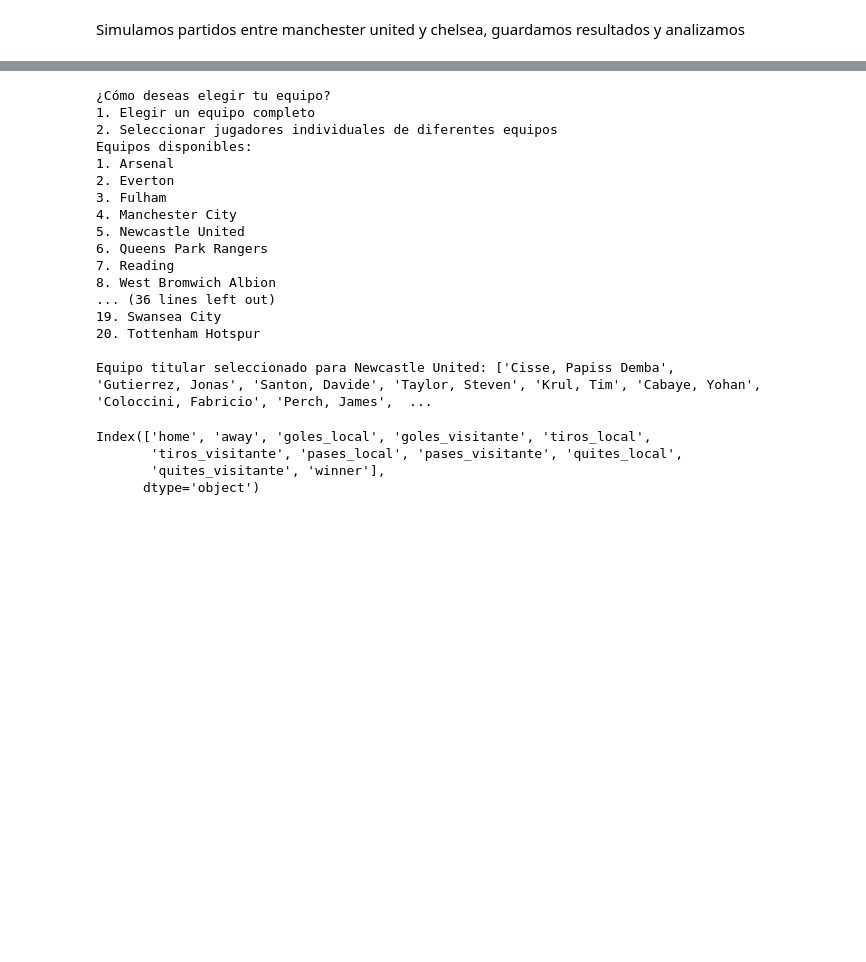
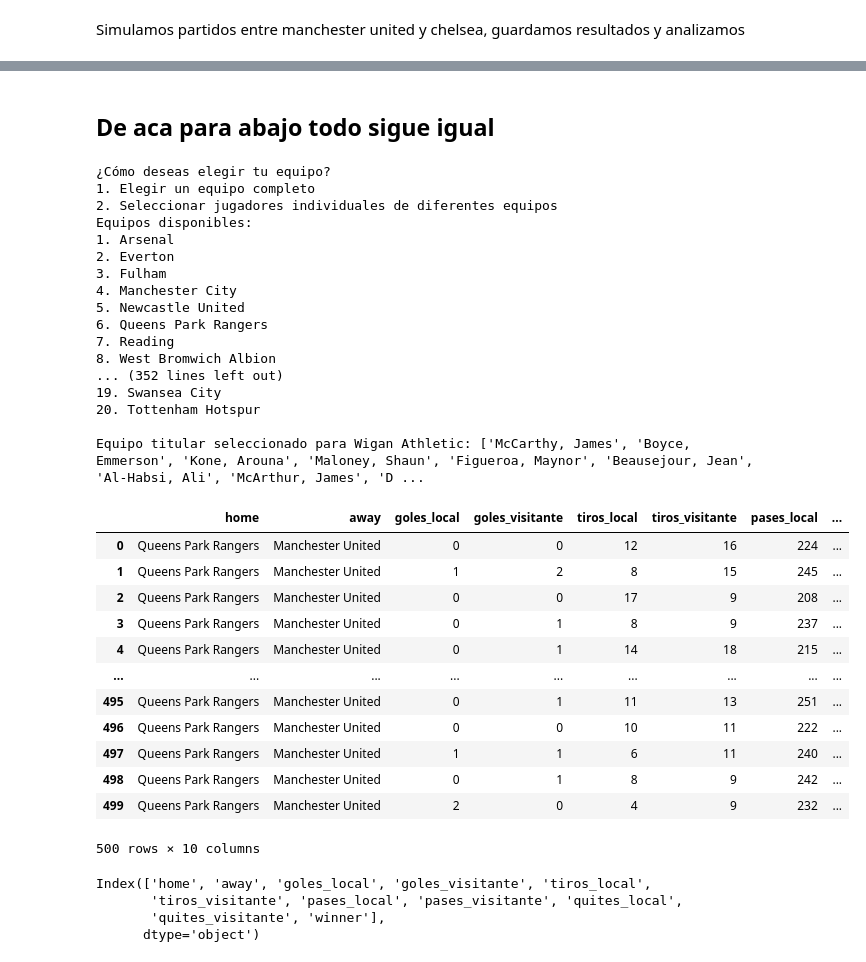
Before and after one commit to luisalawson/soccer_defense_analysis, a Jupyter notebook: Simulacion (1).ipynb, the cells around one changed output, grey strips where cells are left out. Cells and saved outputs as stored; diff of their text form; code cells hidden in the pictures; blank space fills up the shorter version.

```diff
--- a/Simulacion (1).ipynb
+++ b/Simulacion (1).ipynb
@@ -481,9 +841,10 @@ def simulate_matches(num_matches, home_players, away_players):
+# %% [markdown]
+## De aca para abajo todo sigue igual
 # %%
 home_players = choose_teams(teams_list, players_dict)
 away_players = choose_teams(teams_list, players_dict)
 
-df_results = simulate_matches(10000
-                              , home_players, away_players)
+df_results = simulate_matches(500, home_players, away_players)
 # %% [output]
 ¿Cómo deseas elegir tu equipo?
 1. Elegir un equipo completo
@@ -497,11 +858,27 @@ Equipos disponibles:
 6. Queens Park Rangers
 7. Reading
 8. West Bromwich Albion
-... (36 lines left out)
+... (352 lines left out)
 19. Swansea City
 20. Tottenham Hotspur
 
-Equipo titular seleccionado para Newcastle United: ['Cisse, Papiss Demba', 'Gutierrez, Jonas', 'Santon, Davide', 'Taylor, Steven', 'Krul, Tim', 'Cabaye, Yohan', 'Coloccini, Fabricio', 'Perch, James',  ...
+Equipo titular seleccionado para Wigan Athletic: ['McCarthy, James', 'Boyce, Emmerson', 'Kone, Arouna', 'Maloney, Shaun', 'Figueroa, Maynor', 'Beausejour, Jean', 'Al-Habsi, Ali', 'McArthur, James', 'D ...
+# %%
+df_results
+# %% [output]
+|  | home | away | goles_local | goles_visitante | tiros_local | tiros_visitante | pases_local | ... |
+| 0 | Queens Park Rangers | Manchester United | 0 | 0 | 12 | 16 | 224 | ... |
+| 1 | Queens Park Rangers | Manchester United | 1 | 2 | 8 | 15 | 245 | ... |
+| 2 | Queens Park Rangers | Manchester United | 0 | 0 | 17 | 9 | 208 | ... |
+| 3 | Queens Park Rangers | Manchester United | 0 | 1 | 8 | 9 | 237 | ... |
+| 4 | Queens Park Rangers | Manchester United | 0 | 1 | 14 | 18 | 215 | ... |
+| ... | ... | ... | ... | ... | ... | ... | ... | ... |
+| 495 | Queens Park Rangers | Manchester United | 0 | 1 | 11 | 13 | 251 | ... |
+| 496 | Queens Park Rangers | Manchester United | 0 | 0 | 10 | 11 | 222 | ... |
+| 497 | Queens Park Rangers | Manchester United | 1 | 1 | 6 | 11 | 240 | ... |
+| 498 | Queens Park Rangers | Manchester United | 0 | 1 | 8 | 9 | 242 | ... |
+| 499 | Queens Park Rangers | Manchester United | 2 | 0 | 4 | 9 | 232 | ... |
+500 rows × 10 columns
 # %%
 df_results['winner'] = df_results.apply(
     lambda row: row['home'] if row['goles_local'] > row['goles_visitante'] else
```
Also changed, not shown: parts of 27 cells of this notebook.
